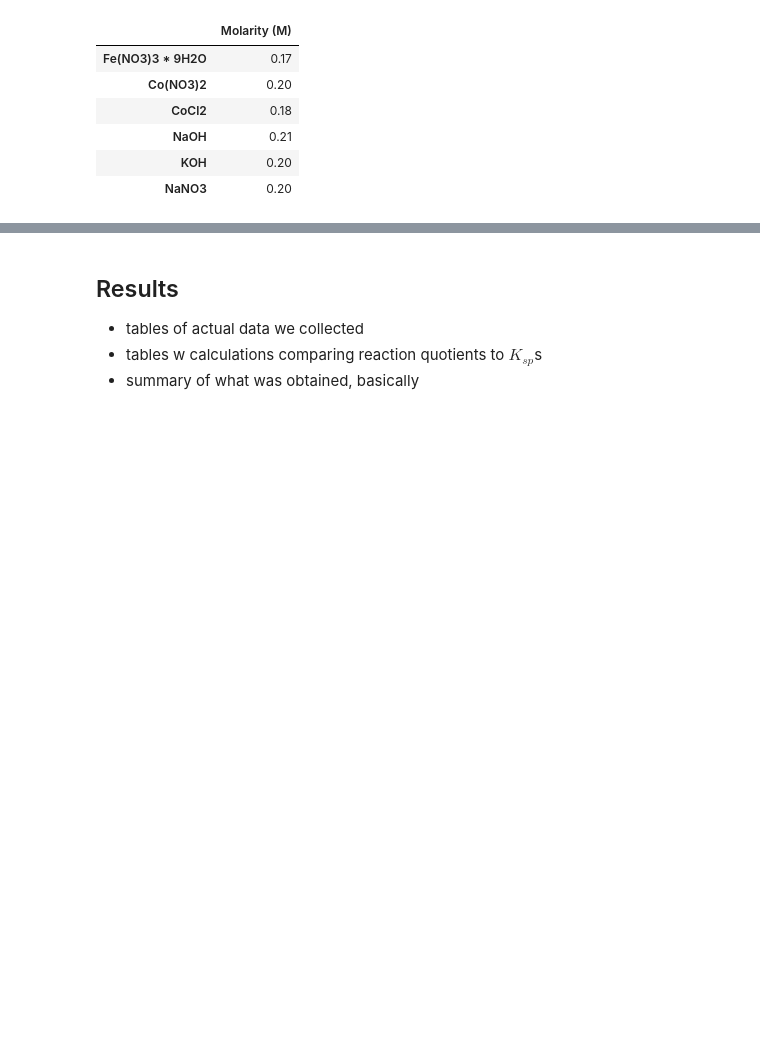
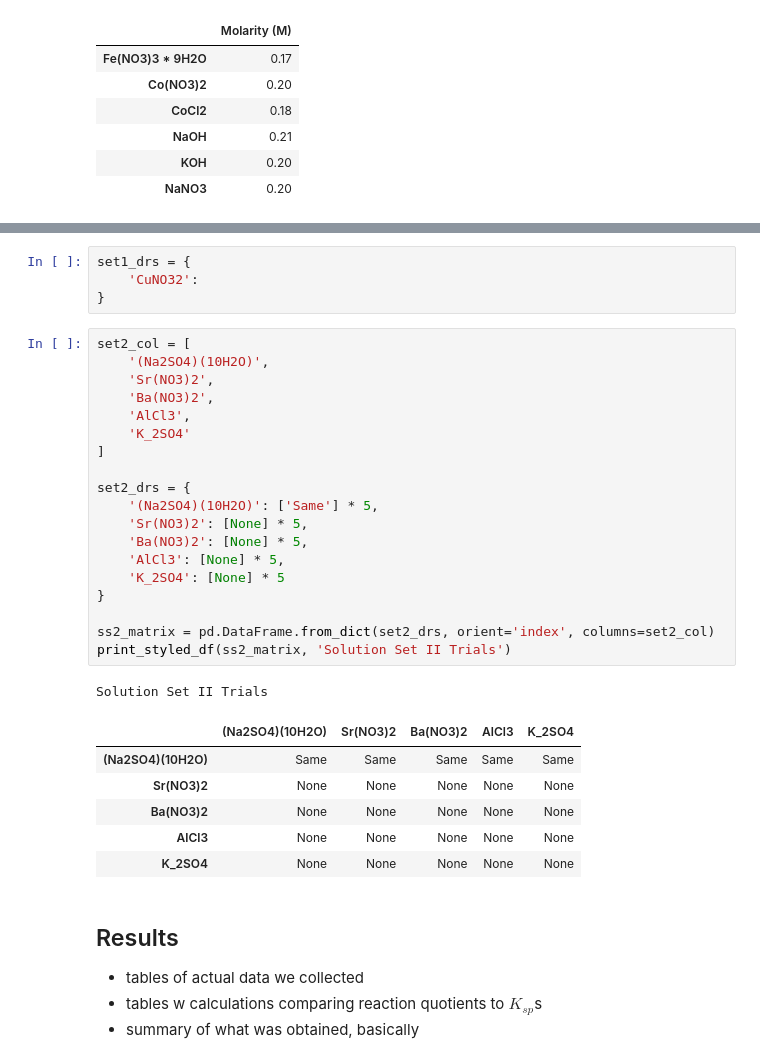
Before and after one commit to ThatNerdSquared/datasci-studio, a Jupyter notebook: lab-10d/lab-10d.ipynb, the cells around one changed output, grey strips where cells are left out. Saved outputs shown, nothing was run; the diff lists cells and outputs as text; blank space fills up the shorter version.

```diff
--- a/lab-10d/lab-10d.ipynb
+++ b/lab-10d/lab-10d.ipynb
@@ -160,3 +217,34 @@ Molarity in Solution Set III
+# %%
+set1_drs = {
+    'CuNO32':
+}
+# %%
+set2_col = [
+    '(Na2SO4)(10H2O)',
+    'Sr(NO3)2',
+    'Ba(NO3)2',
+    'AlCl3',
+    'K_2SO4'
+]
+
+set2_drs = {
+    '(Na2SO4)(10H2O)': ['Same'] * 5,
+    'Sr(NO3)2': [None] * 5,
+    'Ba(NO3)2': [None] * 5,
+    'AlCl3': [None] * 5,
+    'K_2SO4': [None] * 5
+}
+
+ss2_matrix = pd.DataFrame.from_dict(set2_drs, orient='index', columns=set2_col)
+print_styled_df(ss2_matrix, 'Solution Set II Trials')
+# %% [output]
+Solution Set II Trials
+|  | (Na2SO4)(10H2O) | Sr(NO3)2 | Ba(NO3)2 | AlCl3 | K_2SO4 |
+| (Na2SO4)(10H2O) | Same | Same | Same | Same | Same |
+| Sr(NO3)2 | None | None | None | None | None |
+| Ba(NO3)2 | None | None | None | None | None |
+| AlCl3 | None | None | None | None | None |
+| K_2SO4 | None | None | None | None | None |
 # %% [markdown]
 ## Results
 - tables of actual data we collected
```
Also changed, not shown: parts of 13 cells of this notebook.
